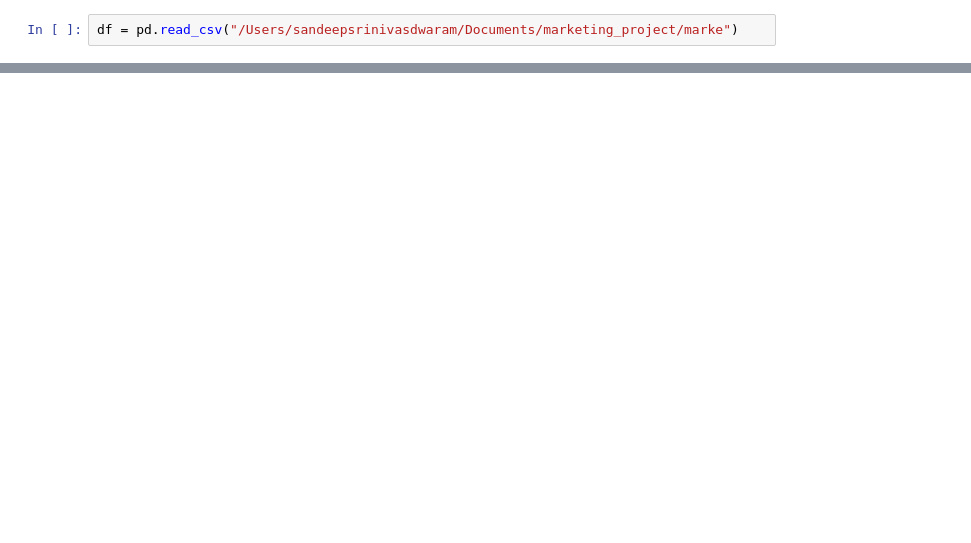
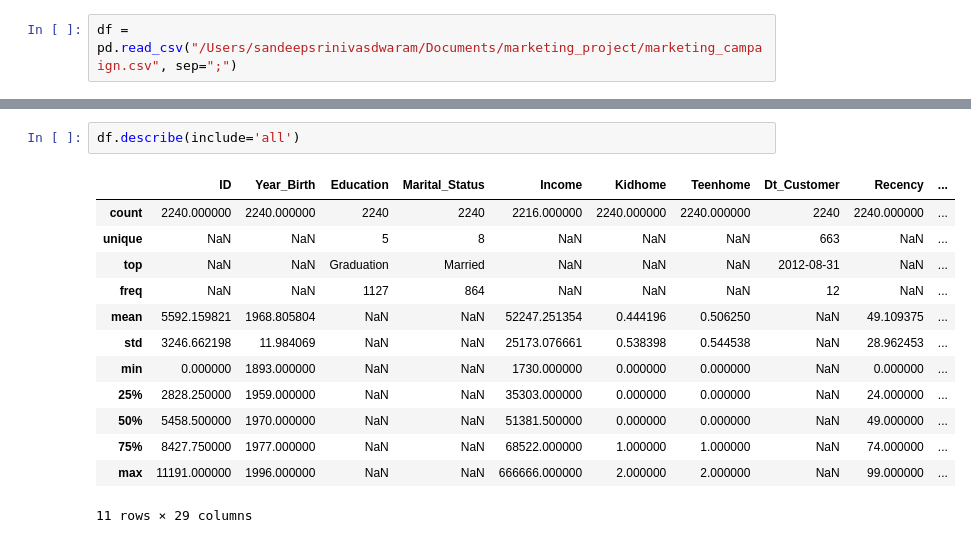
Before and after one commit to DataBells/marketing_project, a Jupyter notebook: marketing_analysis.ipynb, the cells around one changed output, grey strips where cells are left out. Cells and saved outputs as stored; diff of their text form; blank space fills up the shorter version.

```diff
--- a/marketing_analysis.ipynb
+++ b/marketing_analysis.ipynb
@@ -3,2 +8,2 @@ import pandas as pd
 # %%
-df = pd.read_csv("/Users/sandeepsrinivasdwaram/Documents/marketing_project/marke")
+df = pd.read_csv("/Users/sandeepsrinivasdwaram/Documents/marketing_project/marketing_campaign.csv", sep=";")
@@ -4,0 +80,16 @@ df = pd.read_csv("/Users/sandeepsrinivasdwaram/Documents/marketing_project/marke
+# %%
+df.describe(include='all')
+# %% [output]
+|  | ID | Year_Birth | Education | Marital_Status | Income | Kidhome | Teenhome | Dt_Customer | Recency | ... |
+| count | 2240.000000 | 2240.000000 | 2240 | 2240 | 2216.000000 | 2240.000000 | 2240.000000 | 2240 | 2240.000000 | ... |
+| unique | NaN | NaN | 5 | 8 | NaN | NaN | NaN | 663 | NaN | ... |
+| top | NaN | NaN | Graduation | Married | NaN | NaN | NaN | 2012-08-31 | NaN | ... |
+| freq | NaN | NaN | 1127 | 864 | NaN | NaN | NaN | 12 | NaN | ... |
+| mean | 5592.159821 | 1968.805804 | NaN | NaN | 52247.251354 | 0.444196 | 0.506250 | NaN | 49.109375 | ... |
+| std | 3246.662198 | 11.984069 | NaN | NaN | 25173.076661 | 0.538398 | 0.544538 | NaN | 28.962453 | ... |
+| min | 0.000000 | 1893.000000 | NaN | NaN | 1730.000000 | 0.000000 | 0.000000 | NaN | 0.000000 | ... |
+| 25% | 2828.250000 | 1959.000000 | NaN | NaN | 35303.000000 | 0.000000 | 0.000000 | NaN | 24.000000 | ... |
+| 50% | 5458.500000 | 1970.000000 | NaN | NaN | 51381.500000 | 0.000000 | 0.000000 | NaN | 49.000000 | ... |
+| 75% | 8427.750000 | 1977.000000 | NaN | NaN | 68522.000000 | 1.000000 | 1.000000 | NaN | 74.000000 | ... |
+| max | 11191.000000 | 1996.000000 | NaN | NaN | 666666.000000 | 2.000000 | 2.000000 | NaN | 99.000000 | ... |
+11 rows × 29 columns
```
Also changed, not shown: parts of 10 cells of this notebook.
